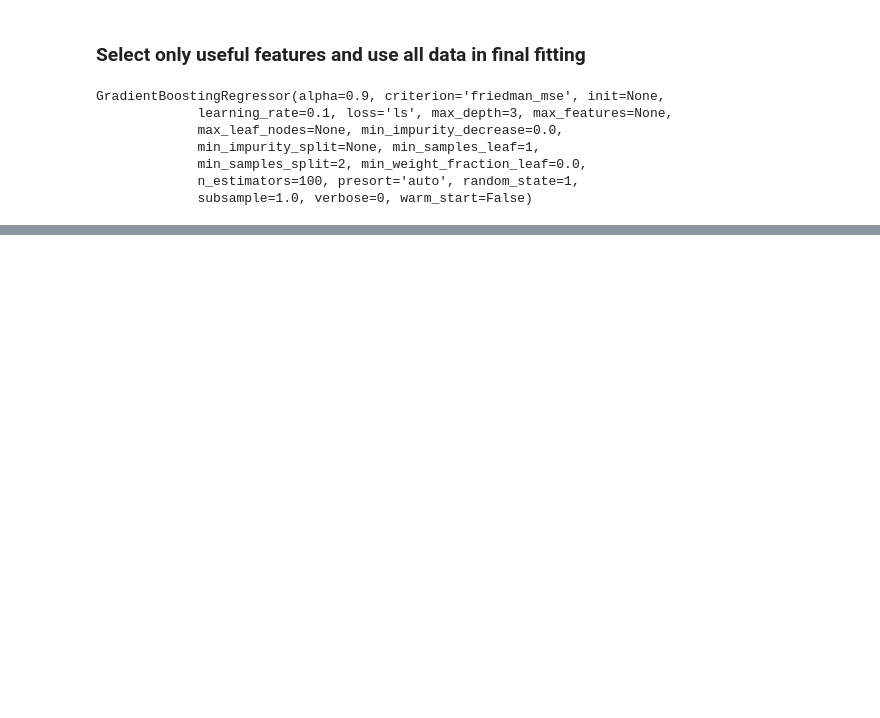
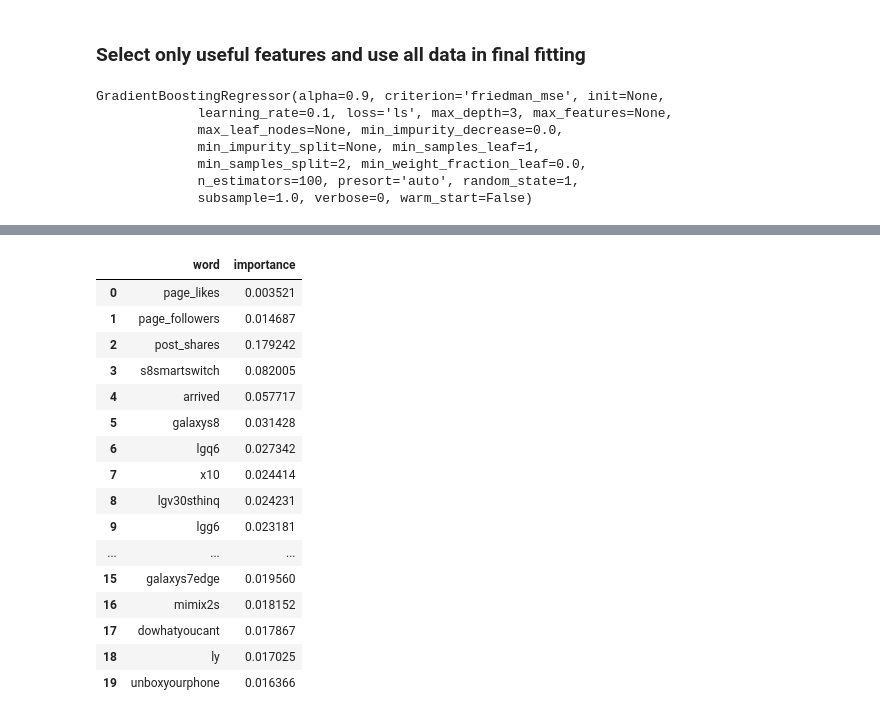
Before and after one commit to nykznykz/mining-web-data, a Jupyter notebook: project/prediction_of_likes.ipynb, the cells around one changed output, grey strips where cells are left out. Drawn from its saved outputs; the diff is of its cells as text; code cells hidden in the pictures; blank space fills up the shorter version.

```diff
--- a/project/prediction_of_likes.ipynb
+++ b/project/prediction_of_likes.ipynb
@@ -276,0 +462,20 @@ mape: 15.765
+# %%
+pd.concat([meta_importance_df_fb,importance_df_fb],axis = 0).reset_index(drop=True).head(20)
+# %% [output]
+|  | word | importance |
+| 0 | page_likes | 0.003521 |
+| 1 | page_followers | 0.014687 |
+| 2 | post_shares | 0.179242 |
+| 3 | s8smartswitch | 0.082005 |
+| 4 | arrived | 0.057717 |
+| 5 | galaxys8 | 0.031428 |
+| 6 | lgq6 | 0.027342 |
+| 7 | x10 | 0.024414 |
+| 8 | lgv30sthinq | 0.024231 |
+| 9 | lgg6 | 0.023181 |
+| ... | ... | ... |
+| 15 | galaxys7edge | 0.019560 |
+| 16 | mimix2s | 0.018152 |
+| 17 | dowhatyoucant | 0.017867 |
+| 18 | ly | 0.017025 |
+| 19 | unboxyourphone | 0.016366 |
```
Also changed, not shown: parts of 52 cells of this notebook, 3 other files.
